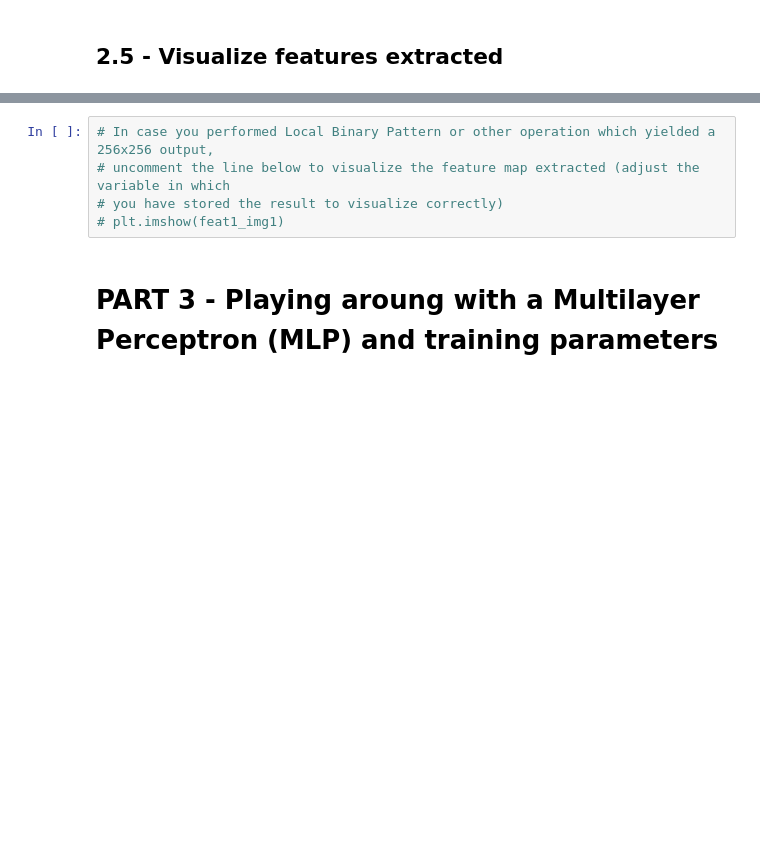
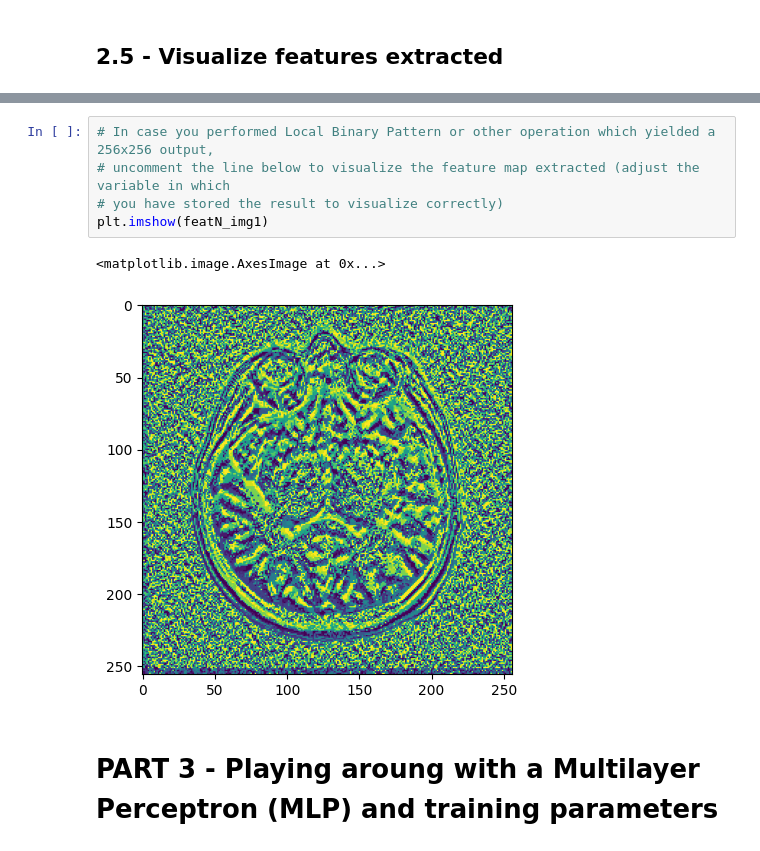
Before and after one commit to benedetta-c/workshop_tsim, a Jupyter notebook: TSIM_Python_ML_Workshop_surname1_surname2.ipynb, the cells around one changed output, grey strips where cells are left out. Cells and saved outputs as stored; diff of their text form; blank space fills up the shorter version.

```diff
--- a/TSIM_Python_ML_Workshop_surname1_surname2.ipynb
+++ b/TSIM_Python_ML_Workshop_surname1_surname2.ipynb
@@ -568,8 +576,11 @@ print("featN_img3 shape: ", featN_img3.shape)
 # %%
 # In case you performed Local Binary Pattern or other operation which yielded a 256x256 output,
 # uncomment the line below to visualize the feature map extracted (adjust the variable in which
 # you have stored the result to visualize correctly)
-# plt.imshow(feat1_img1)
+plt.imshow(featN_img1)
+# %% [output]
+<matplotlib.image.AxesImage at 0x...>
+[figure, added]
 # %% [markdown]
 # PART 3 - Playing aroung with a Multilayer Perceptron (MLP) and training parameters
 # %% [markdown]
```
Also changed, not shown: parts of 6 cells of this notebook.
